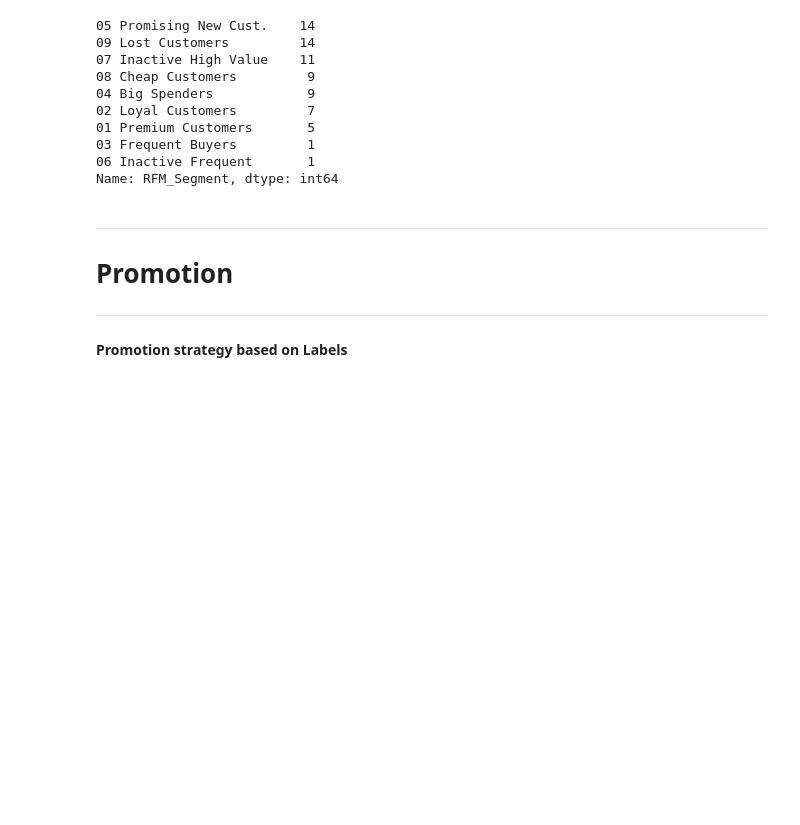
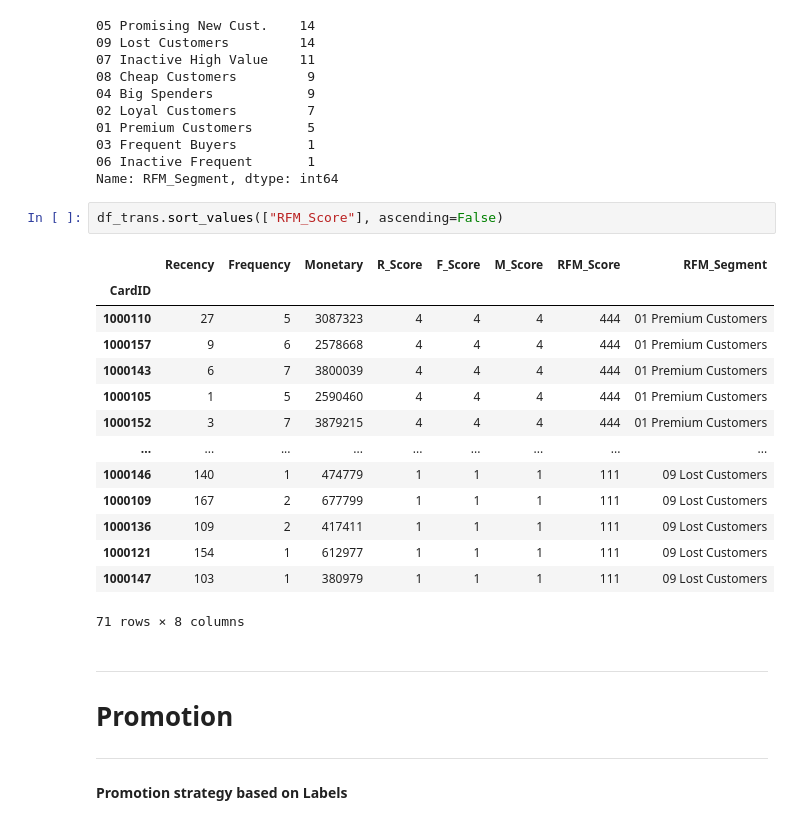
Before and after one commit to nw-kusuma/Big-Data-Class, a Jupyter notebook: BD00-UAS/UAS-RFM.ipynb, the cells around one changed output. Saved outputs shown, nothing was run; the diff lists cells and outputs as text; blank space fills up the shorter version.

```diff
--- a/BD00-UAS/UAS-RFM.ipynb
+++ b/BD00-UAS/UAS-RFM.ipynb
@@ -336,6 +334,23 @@ df_trans["RFM_Segment"].value_counts()
 03 Frequent Buyers         1
 06 Inactive Frequent       1
 Name: RFM_Segment, dtype: int64
+# %%
+df_trans.sort_values(["RFM_Score"], ascending=False)
+# %% [output]
+|  | Recency | Frequency | Monetary | R_Score | F_Score | M_Score | RFM_Score | RFM_Segment |
+| CardID |  |  |  |  |  |  |  |  |
+| 1000110 | 27 | 5 | 3087323 | 4 | 4 | 4 | 444 | 01 Premium Customers |
+| 1000157 | 9 | 6 | 2578668 | 4 | 4 | 4 | 444 | 01 Premium Customers |
+| 1000143 | 6 | 7 | 3800039 | 4 | 4 | 4 | 444 | 01 Premium Customers |
+| 1000105 | 1 | 5 | 2590460 | 4 | 4 | 4 | 444 | 01 Premium Customers |
+| 1000152 | 3 | 7 | 3879215 | 4 | 4 | 4 | 444 | 01 Premium Customers |
+| ... | ... | ... | ... | ... | ... | ... | ... | ... |
+| 1000146 | 140 | 1 | 474779 | 1 | 1 | 1 | 111 | 09 Lost Customers |
+| 1000109 | 167 | 2 | 677799 | 1 | 1 | 1 | 111 | 09 Lost Customers |
+| 1000136 | 109 | 2 | 417411 | 1 | 1 | 1 | 111 | 09 Lost Customers |
+| 1000121 | 154 | 1 | 612977 | 1 | 1 | 1 | 111 | 09 Lost Customers |
+| 1000147 | 103 | 1 | 380979 | 1 | 1 | 1 | 111 | 09 Lost Customers |
+71 rows × 8 columns
 # %% [markdown]
 ***
 # **Promotion**
```
Also changed, not shown: parts of 5 cells of this notebook.
